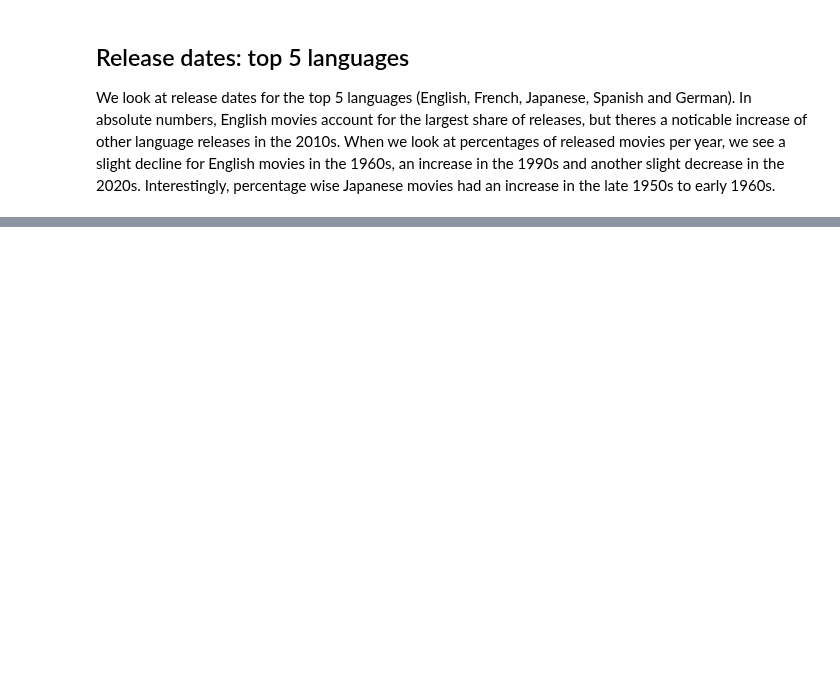
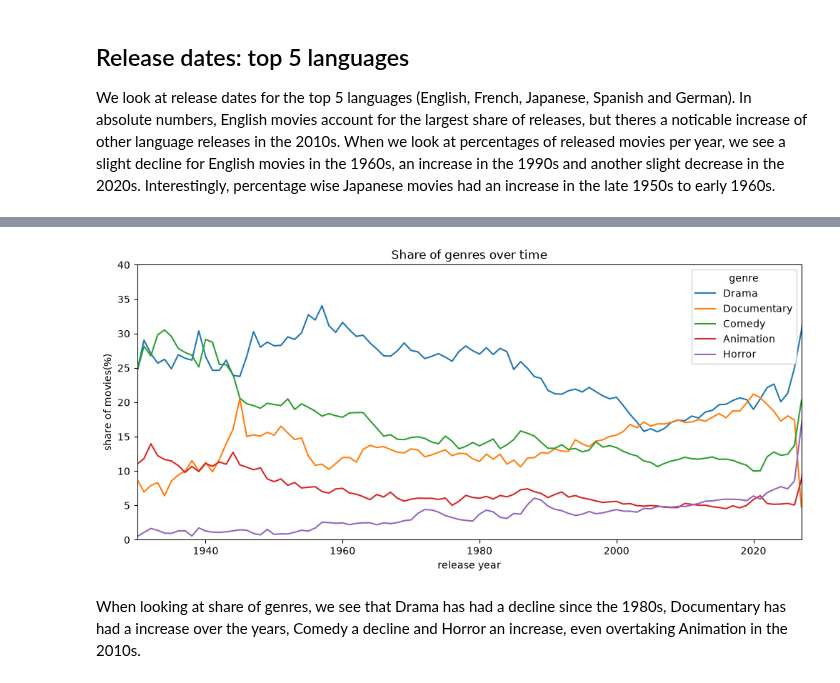
Before and after one commit to paulinchenS/movies_project, a Jupyter notebook: notebooks/exploratory_analysis.ipynb, the cells around one changed output, grey strips where cells are left out. Saved outputs shown, nothing was run; the diff lists cells and outputs as text; code cells hidden in the pictures; blank space fills up the shorter version.

```diff
--- a/notebooks/exploratory_analysis.ipynb
+++ b/notebooks/exploratory_analysis.ipynb
@@ -176,0 +218,14 @@ We look at release dates for the top 5 languages (English, French, Japanese, Spa
+# %%
+genre_percentages = year_genres.div(release_years_count, axis=0) * 100
+
+genre_percentages[['Drama', 'Documentary', 'Comedy', 'Animation', 'Horror']].plot(figsize=(12, 5), title='Share of genres over time',
+    xlabel='release year',
+    ylabel='share of movies(%)')
+
+plt.xlim(1930, 2027)
+plt.ylim(0, 40)
+plt.show()
+# %% [output]
+[figure, added]
+# %% [markdown]
+When looking at share of genres, we see that Drama has had a decline since the 1980s, Documentary has had a increase over the years, Comedy a decline and Horror an increase, even overtaking Animation in the 2010s.
```
Also changed, not shown: parts of 10 cells of this notebook.
